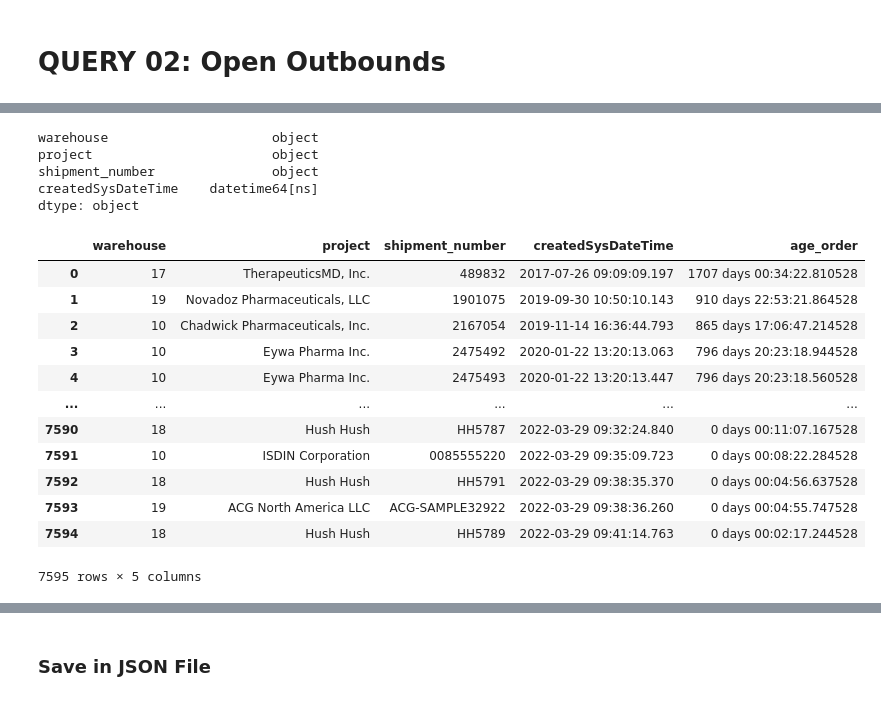
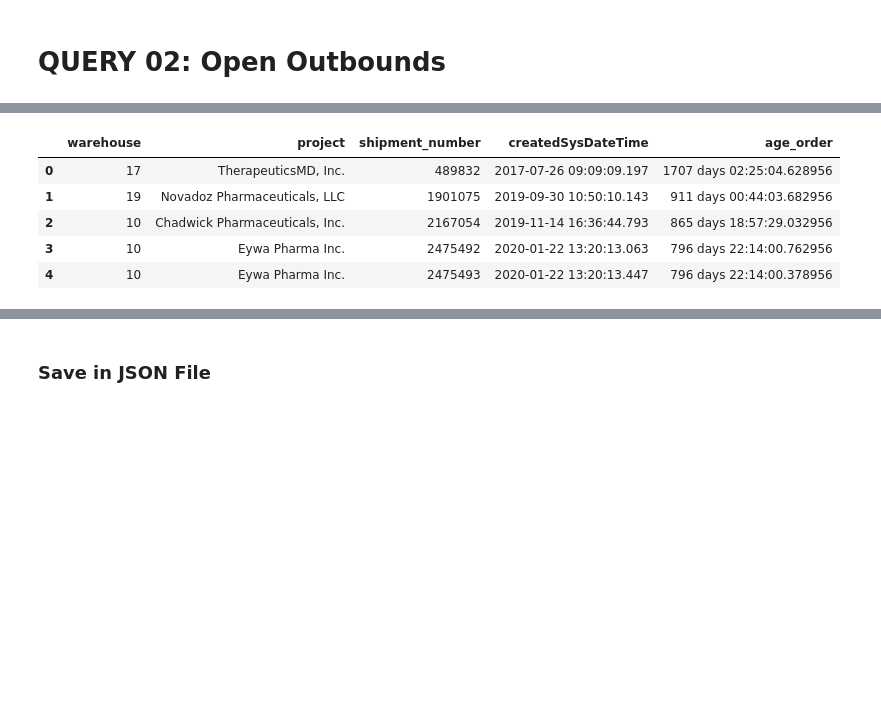
Before and after one commit to wdsrx/data_exploration, a Jupyter notebook: Operations.ipynb, the cells around one changed output, grey strips where cells are left out. Drawn from its saved outputs; the diff is of its cells as text; code cells hidden in the pictures; blank space fills up the shorter version.

```diff
--- a/Operations.ipynb
+++ b/Operations.ipynb
@@ -449,25 +338,10 @@ df_02
-# %%
-df_02.dtypes
-# %% [output]
-warehouse                     object
-project                       object
-shipment_number               object
-createdSysDateTime    datetime64[ns]
-dtype: object
 # %%
 df_02['age_order'] = pd.Timestamp.now() - df_02['createdSysDateTime']
-df_02
+df_02.head()
 # %% [output]
 |  | warehouse | project | shipment_number | createdSysDateTime | age_order |
-| 0 | 17 | TherapeuticsMD, Inc. | 489832 | 2017-07-26 09:09:09.197 | 1707 days 00:34:22.810528 |
-| 1 | 19 | Novadoz Pharmaceuticals, LLC | 1901075 | 2019-09-30 10:50:10.143 | 910 days 22:53:21.864528 |
-| 2 | 10 | Chadwick Pharmaceuticals, Inc. | 2167054 | 2019-11-14 16:36:44.793 | 865 days 17:06:47.214528 |
-| 3 | 10 | Eywa Pharma Inc. | 2475492 | 2020-01-22 13:20:13.063 | 796 days 20:23:18.944528 |
-| 4 | 10 | Eywa Pharma Inc. | 2475493 | 2020-01-22 13:20:13.447 | 796 days 20:23:18.560528 |
-| ... | ... | ... | ... | ... | ... |
-| 7590 | 18 | Hush Hush | HH5787 | 2022-03-29 09:32:24.840 | 0 days 00:11:07.167528 |
-| 7591 | 10 | ISDIN Corporation | 0085555220 | 2022-03-29 09:35:09.723 | 0 days 00:08:22.284528 |
-| 7592 | 18 | Hush Hush | HH5791 | 2022-03-29 09:38:35.370 | 0 days 00:04:56.637528 |
-| 7593 | 19 | ACG North America LLC | ACG-SAMPLE32922 | 2022-03-29 09:38:36.260 | 0 days 00:04:55.747528 |
-| 7594 | 18 | Hush Hush | HH5789 | 2022-03-29 09:41:14.763 | 0 days 00:02:17.244528 |
+| 0 | 17 | TherapeuticsMD, Inc. | 489832 | 2017-07-26 09:09:09.197 | 1707 days 02:25:04.628956 |
+| 1 | 19 | Novadoz Pharmaceuticals, LLC | 1901075 | 2019-09-30 10:50:10.143 | 911 days 00:44:03.682956 |
+| 2 | 10 | Chadwick Pharmaceuticals, Inc. | 2167054 | 2019-11-14 16:36:44.793 | 865 days 18:57:29.032956 |
+| 3 | 10 | Eywa Pharma Inc. | 2475492 | 2020-01-22 13:20:13.063 | 796 days 22:14:00.762956 |
+| 4 | 10 | Eywa Pharma Inc. | 2475493 | 2020-01-22 13:20:13.447 | 796 days 22:14:00.378956 |
-7595 rows × 5 columns
```
Also changed, not shown: parts of 43 cells of this notebook, 18 other files.
